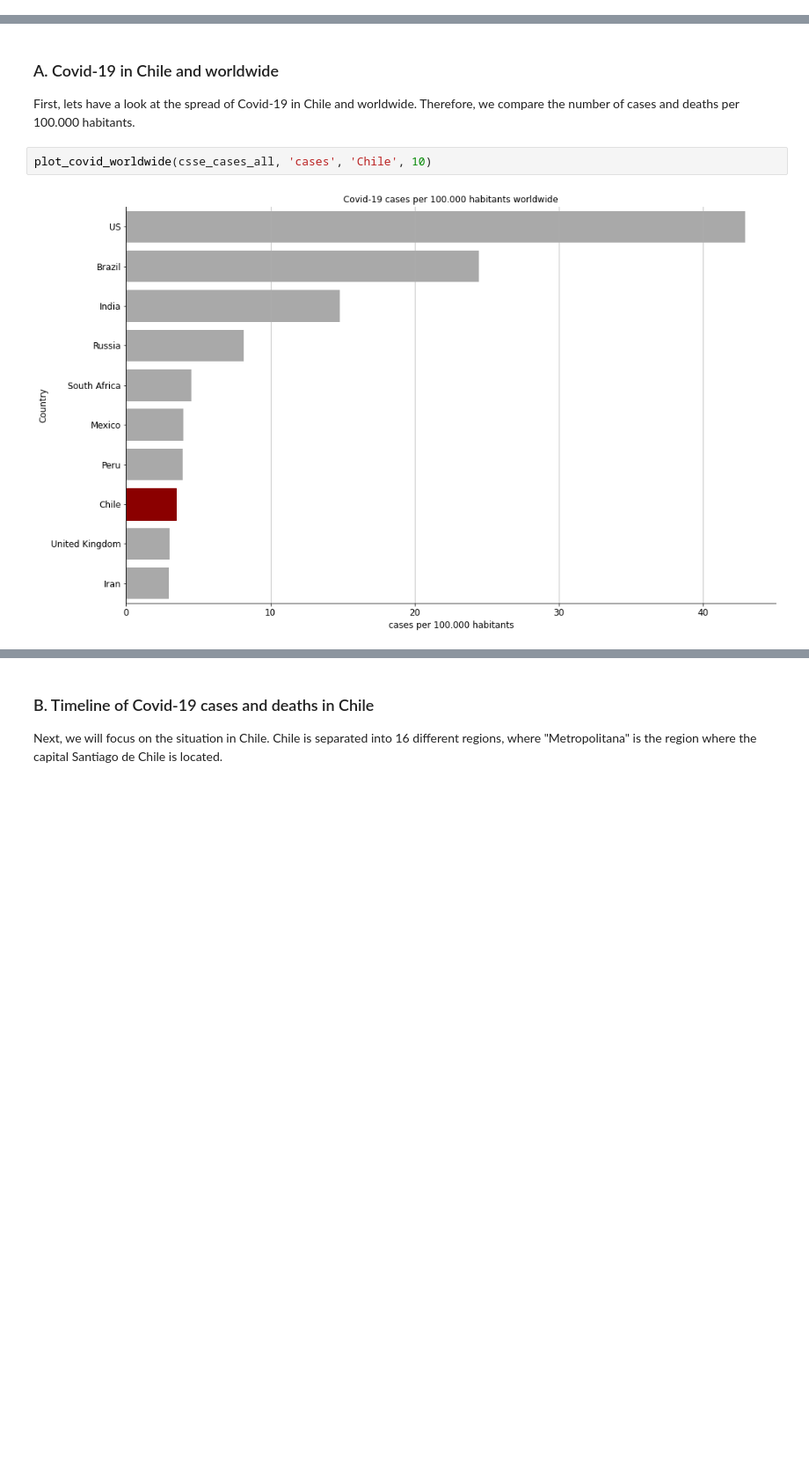
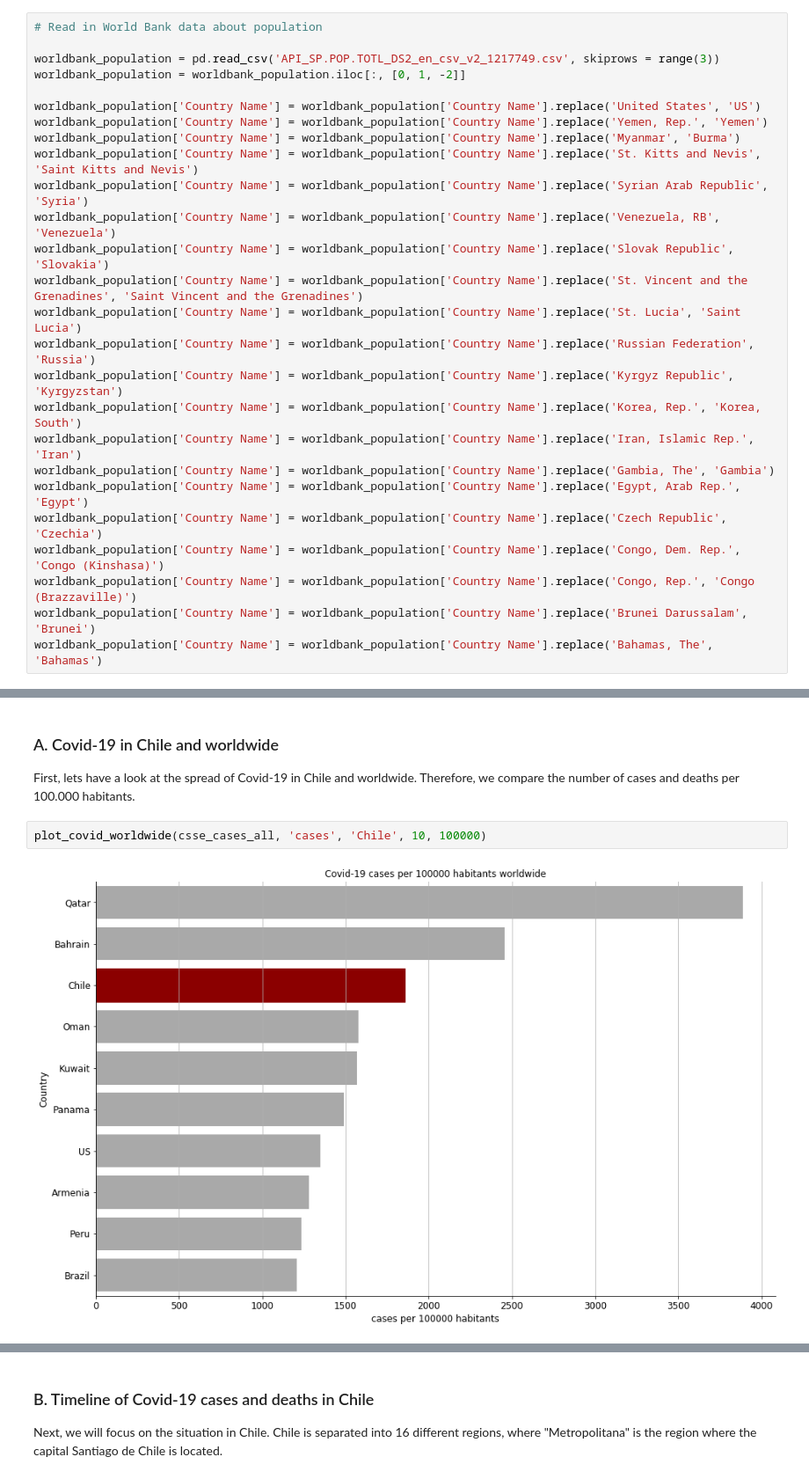
Before and after one commit to muellermax/Chile-Capstone, a Jupyter notebook: Chile Capstone.ipynb, the cells around one changed output, grey strips where cells are left out. Shown at 88% size. Drawn from its saved outputs; the diff is of its cells as text; blank space fills up the shorter version.

Commit message:
Fixed cases and deaths per 100000 habitants

```diff
--- a/Chile Capstone.ipynb
+++ b/Chile Capstone.ipynb
@@ -59,6 +59,32 @@ csse_all_data = pd.read_csv('https://raw.githubusercontent.com/CSSEGISandData/CO
 
 csse_deaths_all = pd.read_csv(
     'https://raw.githubusercontent.com/CSSEGISandData/COVID-19/master/csse_covid_19_data/csse_covid_19_time_series/time_series_covid19_deaths_global.csv')
+# %%
+# Read in World Bank data about population
+
+worldbank_population = pd.read_csv('API_SP.POP.TOTL_DS2_en_csv_v2_1217749.csv', skiprows = range(3))
+worldbank_population = worldbank_population.iloc[:, [0, 1, -2]]
+
+worldbank_population['Country Name'] = worldbank_population['Country Name'].replace('United States', 'US')
+worldbank_population['Country Name'] = worldbank_population['Country Name'].replace('Yemen, Rep.', 'Yemen')
+worldbank_population['Country Name'] = worldbank_population['Country Name'].replace('Myanmar', 'Burma')
+worldbank_population['Country Name'] = worldbank_population['Country Name'].replace('St. Kitts and Nevis', 'Saint Kitts and Nevis')
+worldbank_population['Country Name'] = worldbank_population['Country Name'].replace('Syrian Arab Republic', 'Syria')
+worldbank_population['Country Name'] = worldbank_population['Country Name'].replace('Venezuela, RB', 'Venezuela')
+worldbank_population['Country Name'] = worldbank_population['Country Name'].replace('Slovak Republic', 'Slovakia')
+worldbank_population['Country Name'] = worldbank_population['Country Name'].replace('St. Vincent and the Grenadines', 'Saint Vincent and the Grenadines')
+worldbank_population['Country Name'] = worldbank_population['Country Name'].replace('St. Lucia', 'Saint Lucia')
+worldbank_population['Country Name'] = worldbank_population['Country Name'].replace('Russian Federation', 'Russia')
+worldbank_population['Country Name'] = worldbank_population['Country Name'].replace('Kyrgyz Republic', 'Kyrgyzstan')
+worldbank_population['Country Name'] = worldbank_population['Country Name'].replace('Korea, Rep.', 'Korea, South')
+worldbank_population['Country Name'] = worldbank_population['Country Name'].replace('Iran, Islamic Rep.', 'Iran')
+worldbank_population['Country Name'] = worldbank_population['Country Name'].replace('Gambia, The', 'Gambia')
+worldbank_population['Country Name'] = worldbank_population['Country Name'].replace('Egypt, Arab Rep.', 'Egypt')
+worldbank_population['Country Name'] = worldbank_population['Country Name'].replace('Czech Republic', 'Czechia')
+worldbank_population['Country Name'] = worldbank_population['Country Name'].replace('Congo, Dem. Rep.', 'Congo (Kinshasa)')
+worldbank_population['Country Name'] = worldbank_population['Country Name'].replace('Congo, Rep.', 'Congo (Brazzaville)')
+worldbank_population['Country Name'] = worldbank_population['Country Name'].replace('Brunei Darussalam', 'Brunei')
+worldbank_population['Country Name'] = worldbank_population['Country Name'].replace('Bahamas, The', 'Bahamas')
 # %%
 # Select only 46 relevant indicators from the CASEN study, such as poverty, access to health institutions or
 # number of persons in household.
@@ -281,7 +325,7 @@ max    148011.000000
 
 First, lets have a look at the spread of Covid-19 in Chile and worldwide. Therefore, we compare the number of cases and deaths per 100.000 habitants.
 # %%
-plot_covid_worldwide(csse_cases_all, 'cases', 'Chile', 10)
+plot_covid_worldwide(csse_cases_all, 'cases', 'Chile', 10, 100000)
 # %% [output]
-[figure, old version]
+[figure, new version]
 # %%
```
Also changed, not shown: parts of 10 cells of this notebook, 1 other file.
